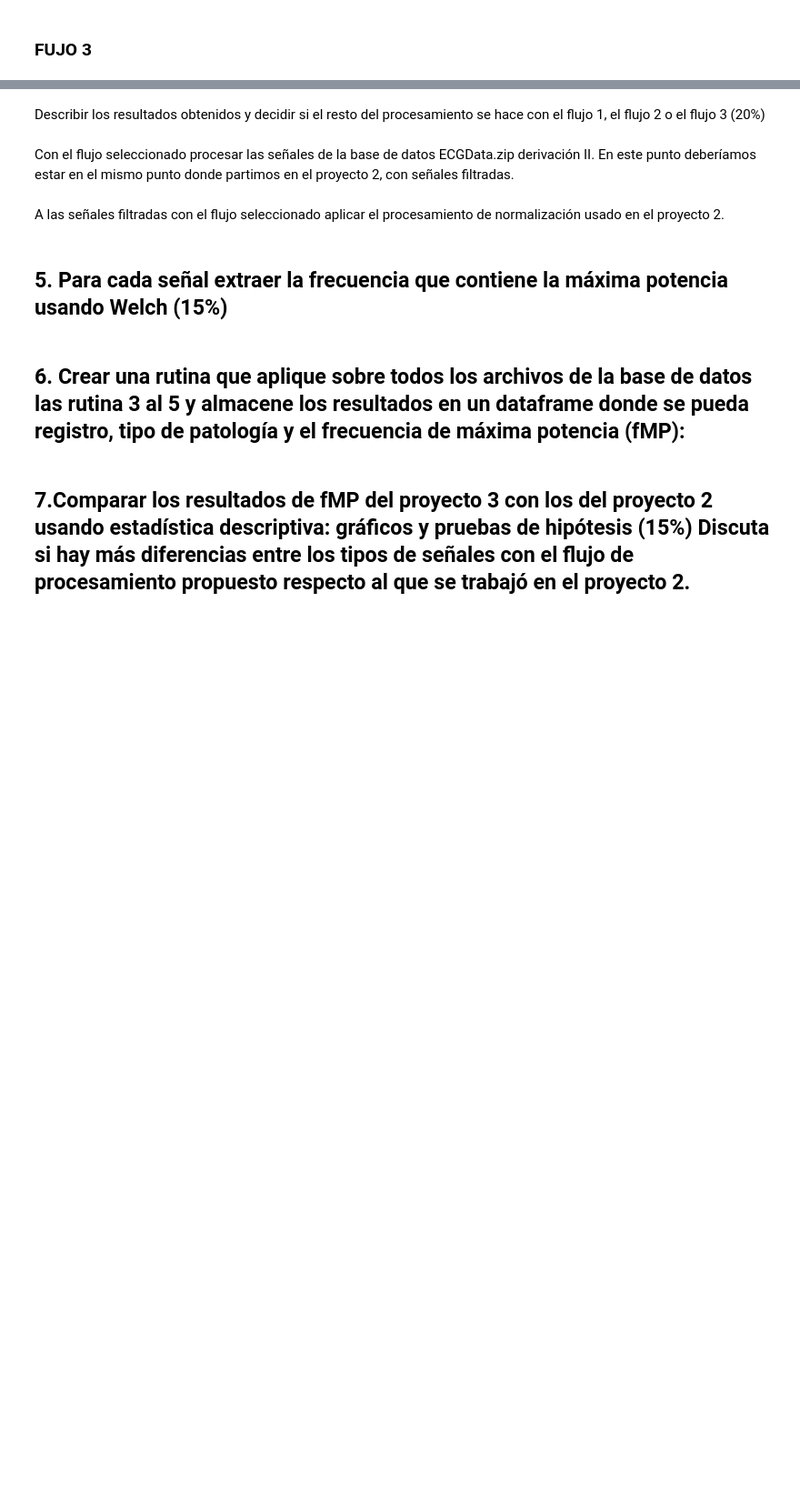
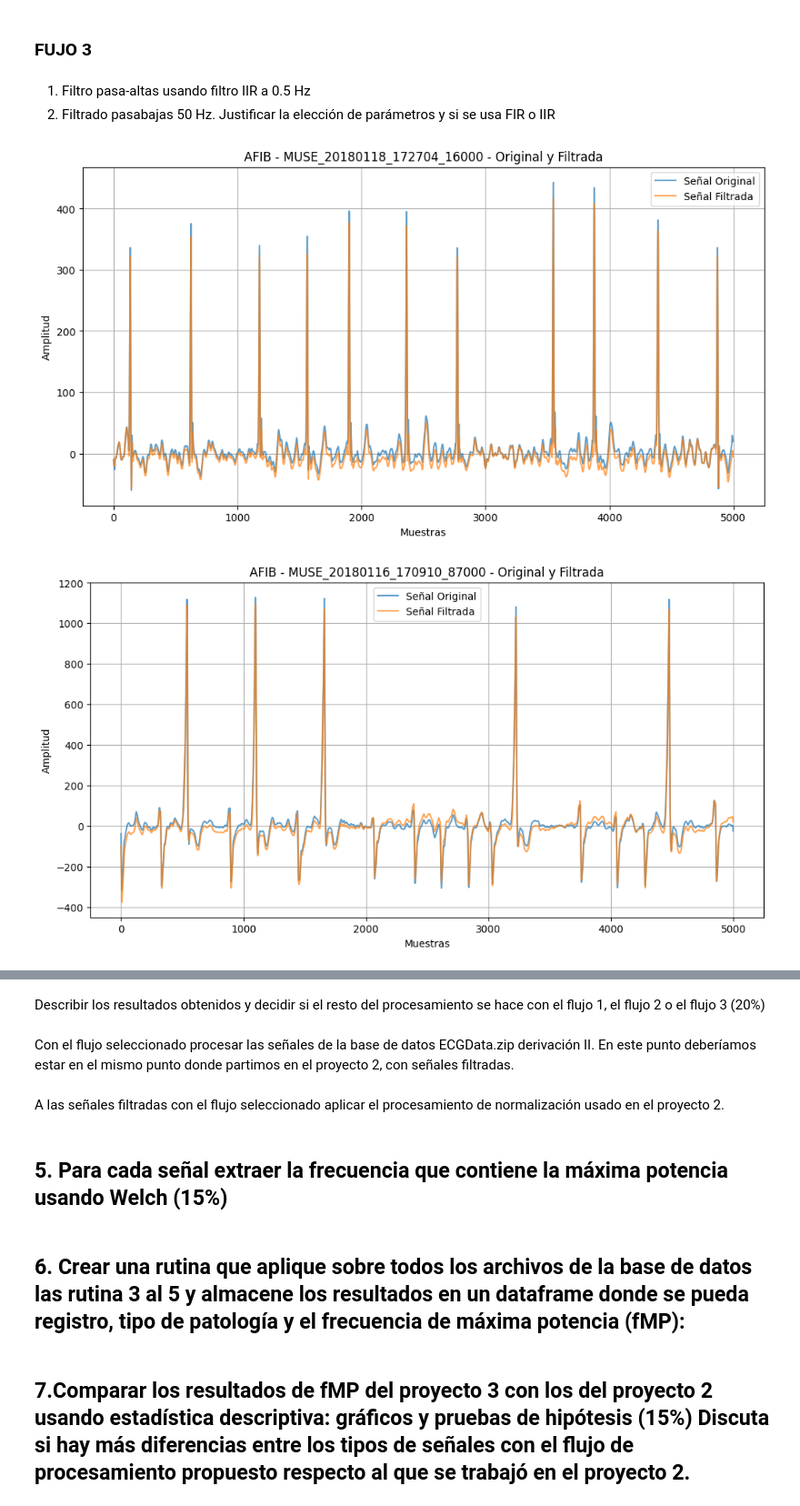
Before and after one commit to juandayo001/Biose-ales_20242, a Jupyter notebook: PROYECTO3.ipynb, the cells around one changed output, grey strips where cells are left out. Shown at 91% size. Saved outputs shown, nothing was run; the diff lists cells and outputs as text; code cells hidden in the pictures; blank space fills up the shorter version.

```diff
--- a/PROYECTO3.ipynb
+++ b/PROYECTO3.ipynb
@@ -323,2 +430,47 @@ Señales AFIB seleccionadas: {'MUSE_20180118_132321_41000': array([45.39   , 49.
 # %% [markdown]
 ### FUJO 3
+# %% [markdown]
+1. Filtro pasa-altas usando filtro IIR a 0.5 Hz
+2. Filtrado pasabajas 50 Hz. Justificar la elección de parámetros y si se usa FIR o IIR
+# %%
+import numpy as np
+import matplotlib.pyplot as plt
+from scipy import signal
+import pywt
+
+# Filtro pasa-altas IIR a 0.5 Hz Definido en flujo 1
+
+
+# Filtro pasa-bajos FIR a 50 Hz definido en flujo 1
+
+
+# Función para procesar las señales con los filtros IIR y FIR
+def flujo3(señales, tipo_señal, fs=500):
+    for nombre_señal, señal in señales.items():
+        # Aplicar filtro pasa-altas IIR a 0.5 Hz
+        señal_filtrada_hp = filtro_pasa_altos(señal, corte=0.5, fs=fs)
+
+        # Aplicar filtro pasa-bajos FIR a 50 Hz
+        señal_filtrada_final = filtro_pasa_bajos(señal_filtrada_hp, corte=50, fs=fs, orden=40)
+
+        # Mostrar las señales
+        plt.figure(figsize=(12, 6))
+        plt.plot(señal, label='Señal Original', alpha=0.7)  # Usar la señal original
+        plt.plot(señal_filtrada_final, label='Señal Filtrada', alpha=0.7)  # Señal filtrada
+        plt.legend()
+        plt.xlabel("Muestras")
+        plt.ylabel("Amplitud")
+        plt.title(f"{tipo_señal} - {nombre_señal} - Original y Filtrada")
+        plt.grid(True)
+        plt.show()
+
+# Función optimizada para procesar señales de AFIB y SB
+def procesar_todas_las_señales_completas(valores_AFIB, valores_SB, fs=500):
+    for tipo_señal, señales in [('AFIB', valores_AFIB), ('SB', valores_SB)]:
+        flujo3(señales, tipo_señal, fs)
+
+# Llamada a la función para procesar las señales
+procesar_todas_las_señales_completas(señales_AFIB_aleatorias, señales_SB_aleatorias)
+# %% [output]
+[figure, added]
+[figure, added]
```
Also changed, not shown: parts of 12 cells of this notebook.
